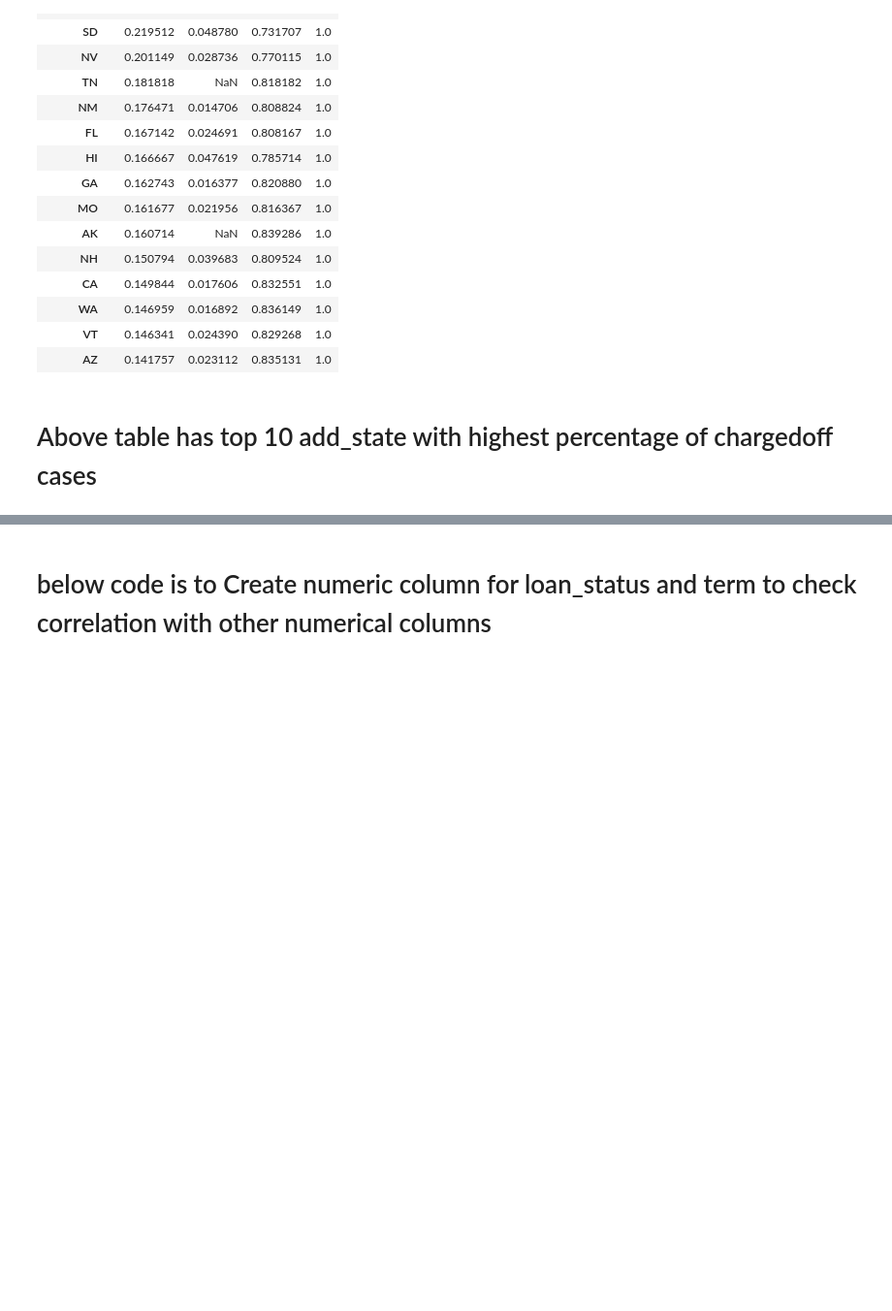
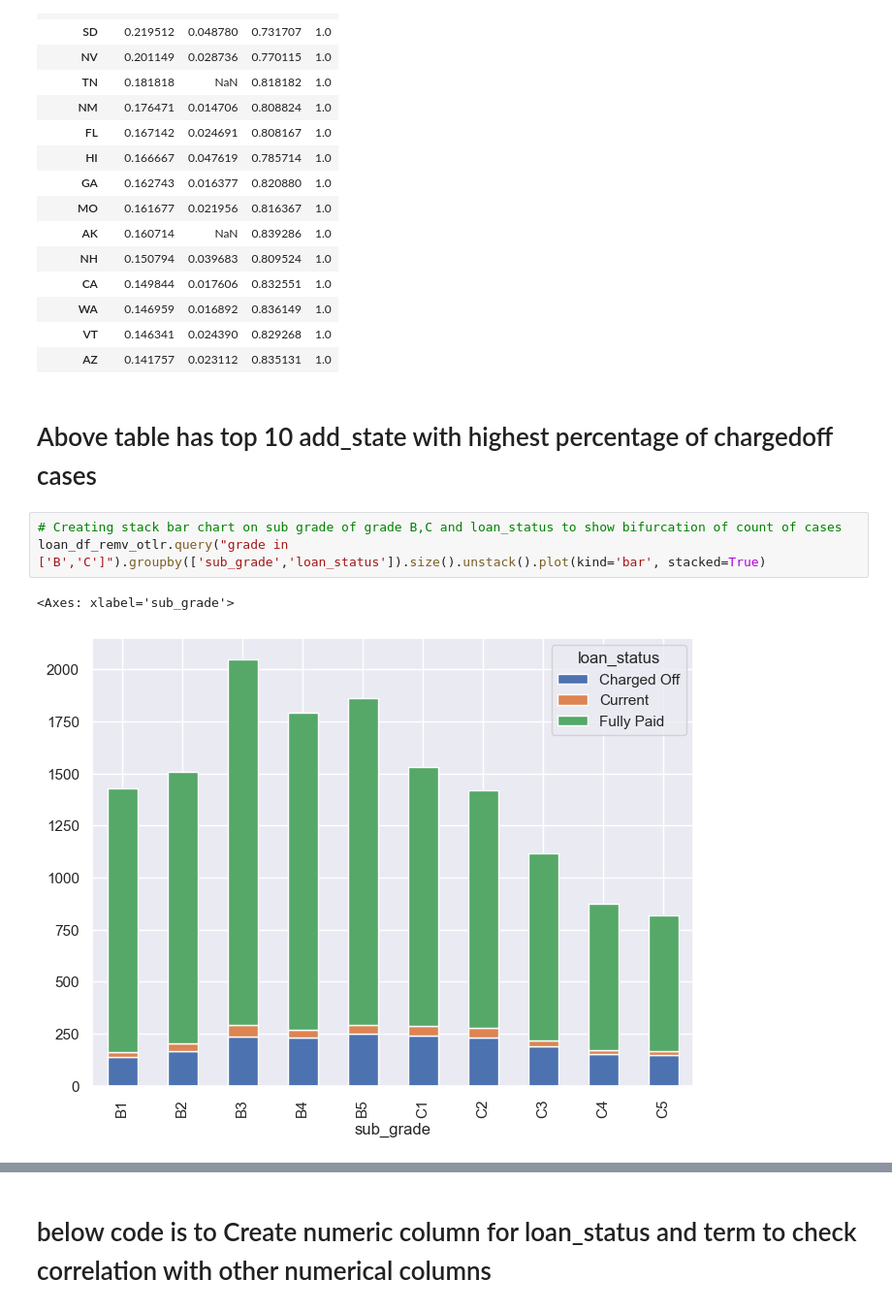
Before and after one commit to AjyNegi/Lending-Club-Case-Study, a Jupyter notebook: Group_Facilitator_Name.ipynb, the cells around one changed output, grey strips where cells are left out. Shown: that part at 97% size. Drawn from its saved outputs; the diff is of its cells as text; blank space fills up the shorter version.

```diff
--- a/Group_Facilitator_Name.ipynb
+++ b/Group_Facilitator_Name.ipynb
@@ -498,3 +532,9 @@ temp_df.div(temp_df['id'],axis=0).sort_values(by='Charged Off',ascending=False).
 | AZ | 0.141757 | 0.023112 | 0.835131 | 1.0 |
 # %% [markdown]
 # Above table has top 10 add_state with highest percentage of chargedoff cases
+# %%
+# Creating stack bar chart on sub grade of grade B,C and loan_status to show bifurcation of count of cases
+loan_df_remv_otlr.query("grade in ['B','C']").groupby(['sub_grade','loan_status']).size().unstack().plot(kind='bar', stacked=True)
+# %% [output]
+<Axes: xlabel='sub_grade'>
+[figure, added]
```
Also changed, not shown: parts of 12 cells of this notebook, 1 other file.
